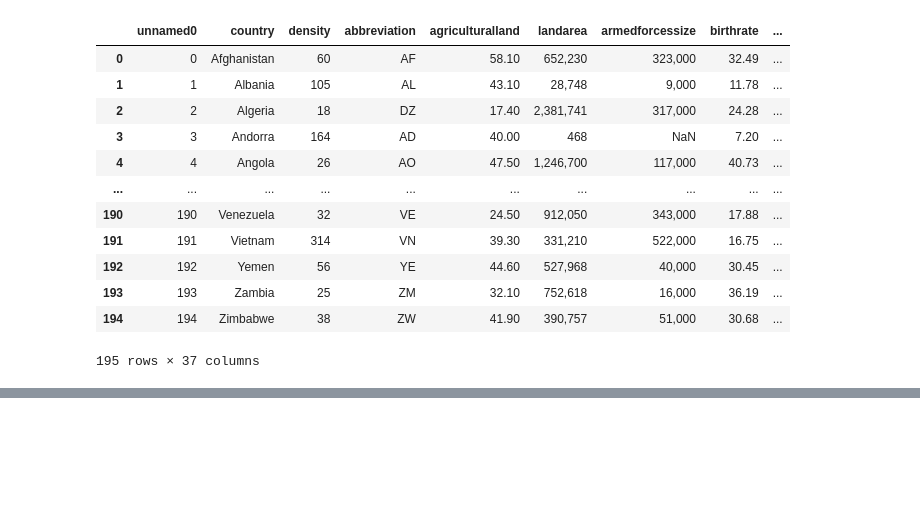
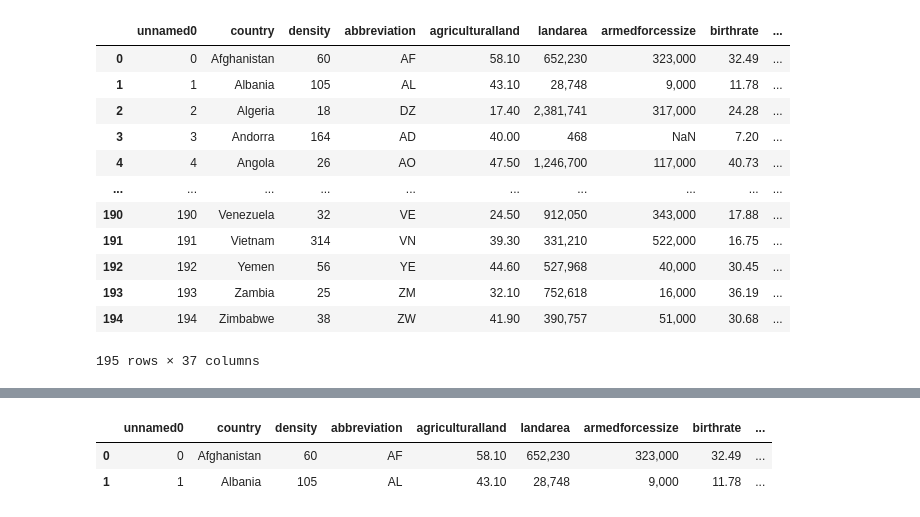
Before and after one commit to lyrily/PromoH-Modulo3-PairPrograming-Patri-Lidia, a Jupyter notebook: modulo-3-leccion-4.ipynb, the cells around one changed output, grey strips where cells are left out. Drawn from its saved outputs; the diff is of its cells as text; code cells hidden in the pictures; blank space fills up the shorter version.

```diff
--- a/modulo-3-leccion-4.ipynb
+++ b/modulo-3-leccion-4.ipynb
@@ -233,0 +238,6 @@ df_3.to_csv("df_leccion4.csv")
+# %%
+df_3.head(2)
+# %% [output]
+|  | unnamed0 | country | density | abbreviation | agriculturalland | landarea | armedforcessize | birthrate | ... |
+| 0 | 0 | Afghanistan | 60 | AF | 58.10 | 652,230 | 323,000 | 32.49 | ... |
+| 1 | 1 | Albania | 105 | AL | 43.10 | 28,748 | 9,000 | 11.78 | ... |
```
Also changed, not shown: parts of 5 cells of this notebook, 3 other files.
